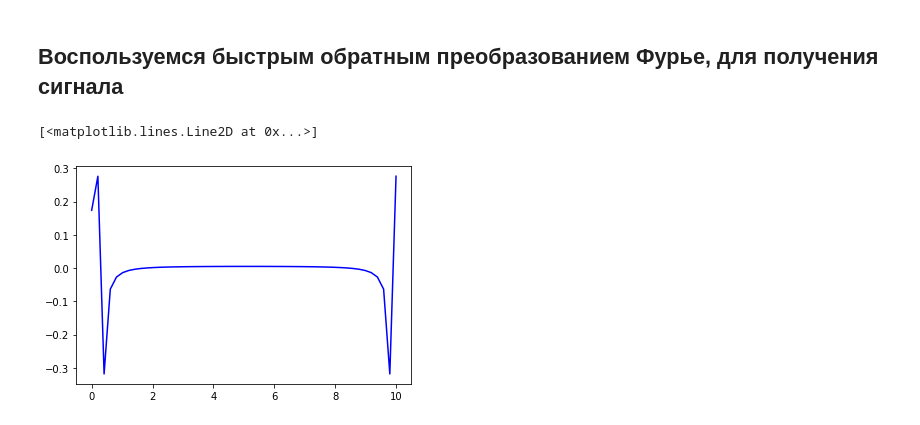
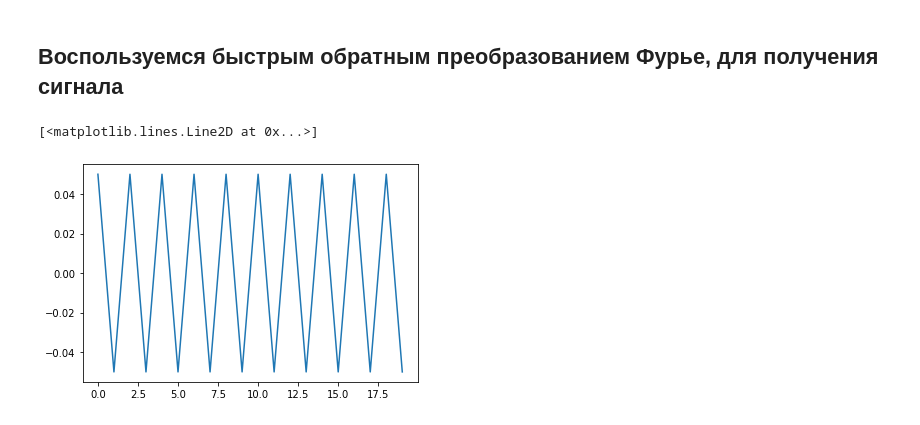
Before and after one commit to DaniilSysoev/opisis_sem_3, a Jupyter notebook: Описис_сем_3.ipynb, the cells around one changed output. Drawn from its saved outputs; the diff is of its cells as text; code cells hidden in the pictures.

```diff
--- a/Описис_сем_3.ipynb
+++ b/Описис_сем_3.ipynb
@@ -146,5 +161,5 @@ plt.plot(t, sig_fft.real, label='ОБПФ')
 # %%
-f = float(input("Опорная частота сигнала "))
+f = int(input("Опорная частота сигнала "))
 T = float(input('Временной интервал '))
 n = int(input('Число временных отсчетов '))
 # %% [output]
@@ -154,7 +171,7 @@ n = int(input('Число временных отсчетов '))
 # %%
-t = np.linspace(0, T, n)
-u = np.sin(f*t)
-plt.vlines(t, 0, u, color='blue')
-plt.plot(t, u, 'o', color='blue')
+freq = np.linspace(0, T, n)
+spec = np.zeros(n)
+spec[f] = 1
+plt.plot(freq, spec, color='blue')
 # %% [output]
 [<matplotlib.lines.Line2D at 0x...>]
@@ -162,8 +179,9 @@ plt.plot(t, u, 'o', color='blue')
 # %% [markdown]
 <h2>Воспользуемся быстрым обратным преобразованием Фурье, для получения сигнала</h2>
 # %%
-signal = idft(u)
-plt.plot(t, signal, color='blue')
+signal = idft(spec)
+t = np.arange(n)
+plt.plot(t, signal)
 # %% [output]
 [<matplotlib.lines.Line2D at 0x...>]
-[figure, old version]
+[figure, new version]
```
Also changed, not shown: parts of 8 cells of this notebook.
